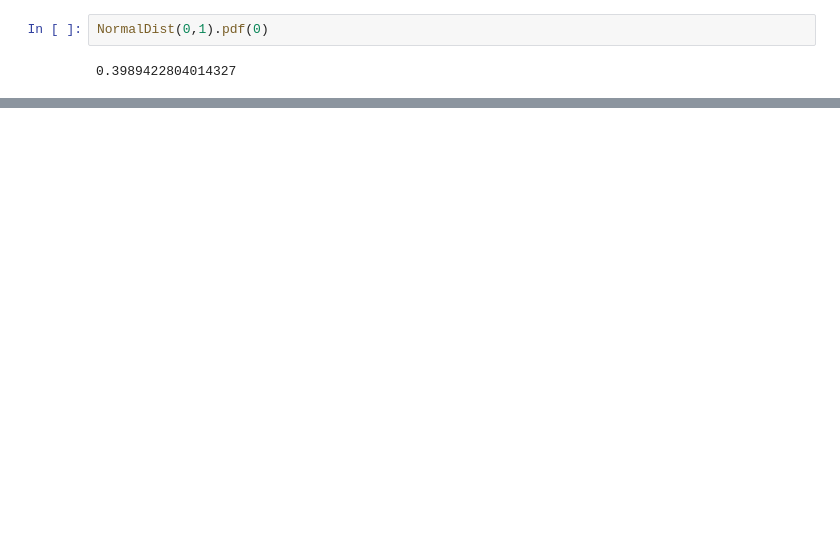
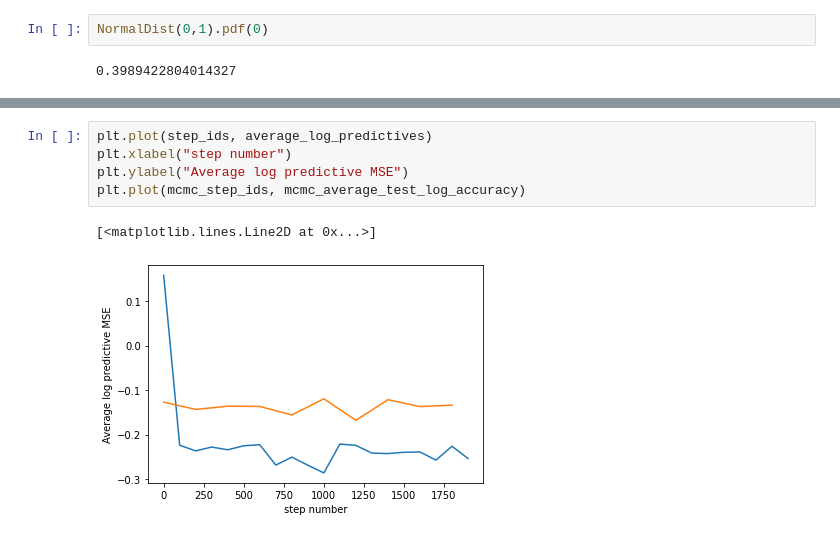
Before and after one commit to lorenzkuhn/advi, a Jupyter notebook: ARD.ipynb, the cells around one changed output, grey strips where cells are left out. Drawn from its saved outputs; the diff is of its cells as text; blank space fills up the shorter version.

```diff
--- a/ARD.ipynb
+++ b/ARD.ipynb
@@ -191,0 +435,8 @@ guide.quantiles([0.5])
+# %%
+plt.plot(step_ids, average_log_predictives)
+plt.xlabel("step number")
+plt.ylabel("Average log predictive MSE")
+plt.plot(mcmc_step_ids, mcmc_average_test_log_accuracy)
+# %% [output]
+[<matplotlib.lines.Line2D at 0x...>]
+[figure, added]
```
Also changed, not shown: parts of 15 cells of this notebook.
